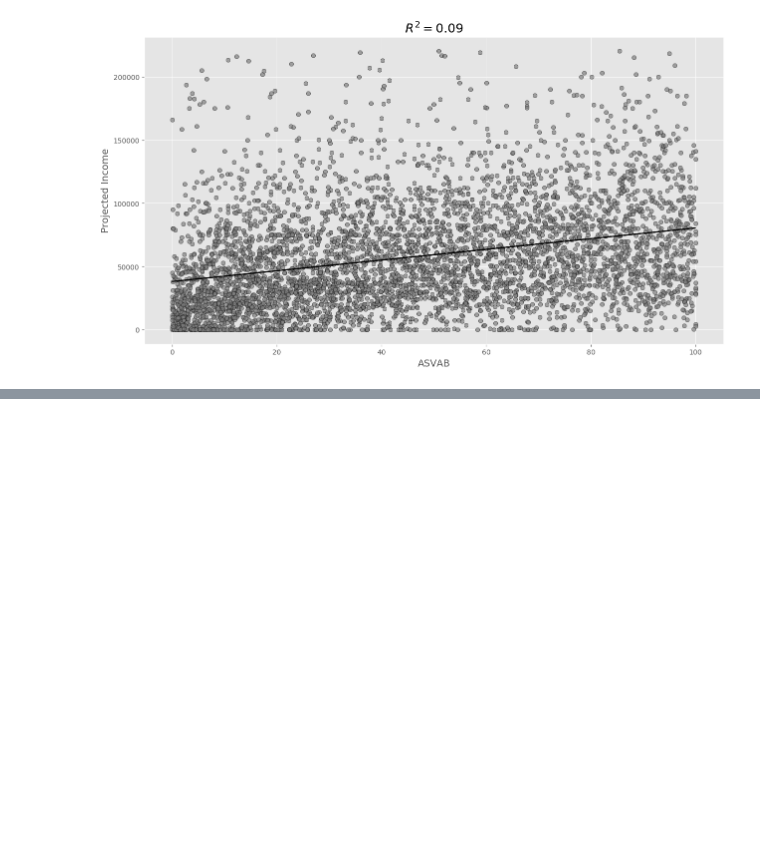
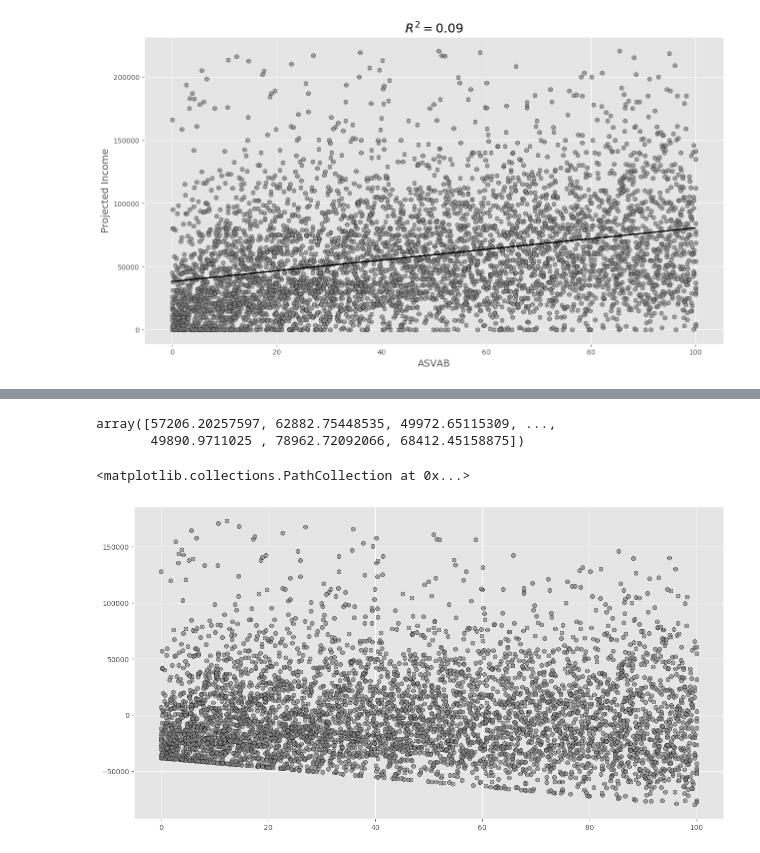
Before and after one commit to dpgochev/research-paper, a Jupyter notebook: src/model_predicting_on_asvab.ipynb, the cells around one changed output, grey strips where cells are left out. Drawn from its saved outputs; the diff is of its cells as text; code cells hidden in the pictures; blank space fills up the shorter version.

```diff
--- a/src/model_predicting_on_asvab.ipynb
+++ b/src/model_predicting_on_asvab.ipynb
@@ -86,0 +161,3 @@ plt.close()
+# %%
+residuals=(y-response)
+residuals.describe()
@@ -86,0 +189,14 @@ plt.close()
+# %%
+response
+# %% [output]
+array([57206.20257597, 62882.75448535, 49972.65115309, ...,
+       49890.9711025 , 78962.72092066, 68412.45158875])
+# %%
+
+fig, ax = plt.subplots(figsize=(15, 8))
+
+
+ax.scatter(X, residuals, edgecolor='k', facecolor='grey', alpha=0.7, label='Residuals')
+# %% [output]
+<matplotlib.collections.PathCollection at 0x...>
+[figure, added]
```
Also changed, not shown: parts of 8 cells of this notebook, 2 other files.
